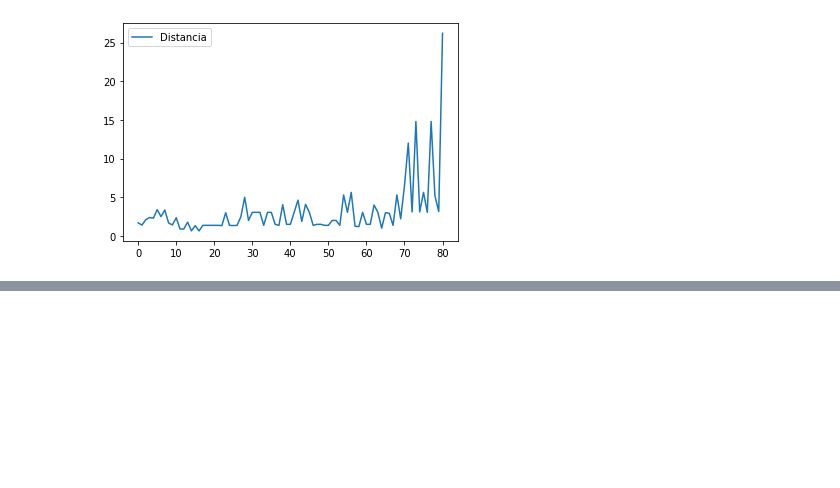
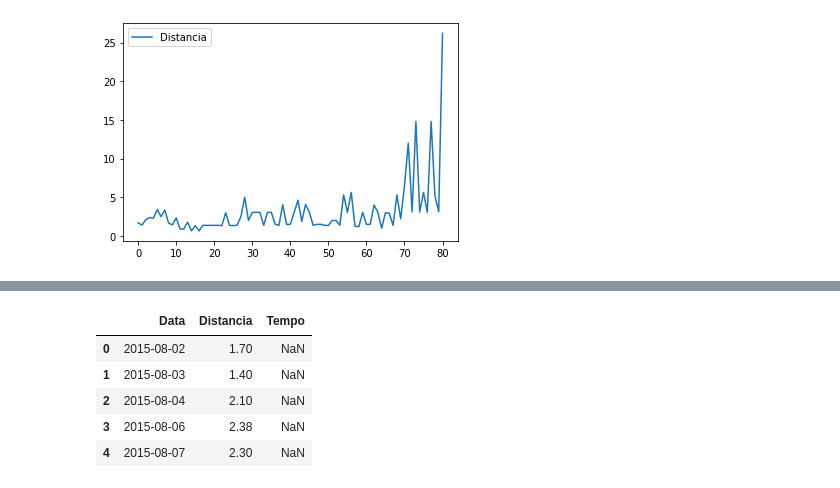
Before and after one commit to DjonatanS/Analise-de-Dados-Python, a Jupyter notebook: Pandas/Analise-Exploratoria-SQL-Join-DataFrame.ipynb, the cells around one changed output, grey strips where cells are left out. Drawn from its saved outputs; the diff is of its cells as text; code cells hidden in the pictures; blank space fills up the shorter version.

```diff
--- a/Pandas/Analise-Exploratoria-SQL-Join-DataFrame.ipynb
+++ b/Pandas/Analise-Exploratoria-SQL-Join-DataFrame.ipynb
@@ -203,0 +223,2 @@ data_frame.to_csv('data_frame_saved.csv')
+# %%
+df = pd.read_csv('data_frame_saved.csv', parse_dates=['Data'])
@@ -203,0 +233,12 @@ data_frame.to_csv('data_frame_saved.csv')
+# %%
+#remove column 'Unnamed: 0'
+df.drop('Unnamed: 0', axis=1, inplace=True)
+# %%
+df.head()
+# %% [output]
+|  | Data | Distancia | Tempo |
+| 0 | 2015-08-02 | 1.70 | NaN |
+| 1 | 2015-08-03 | 1.40 | NaN |
+| 2 | 2015-08-04 | 2.10 | NaN |
+| 3 | 2015-08-06 | 2.38 | NaN |
+| 4 | 2015-08-07 | 2.30 | NaN |
```
Also changed, not shown: parts of 8 cells of this notebook.
